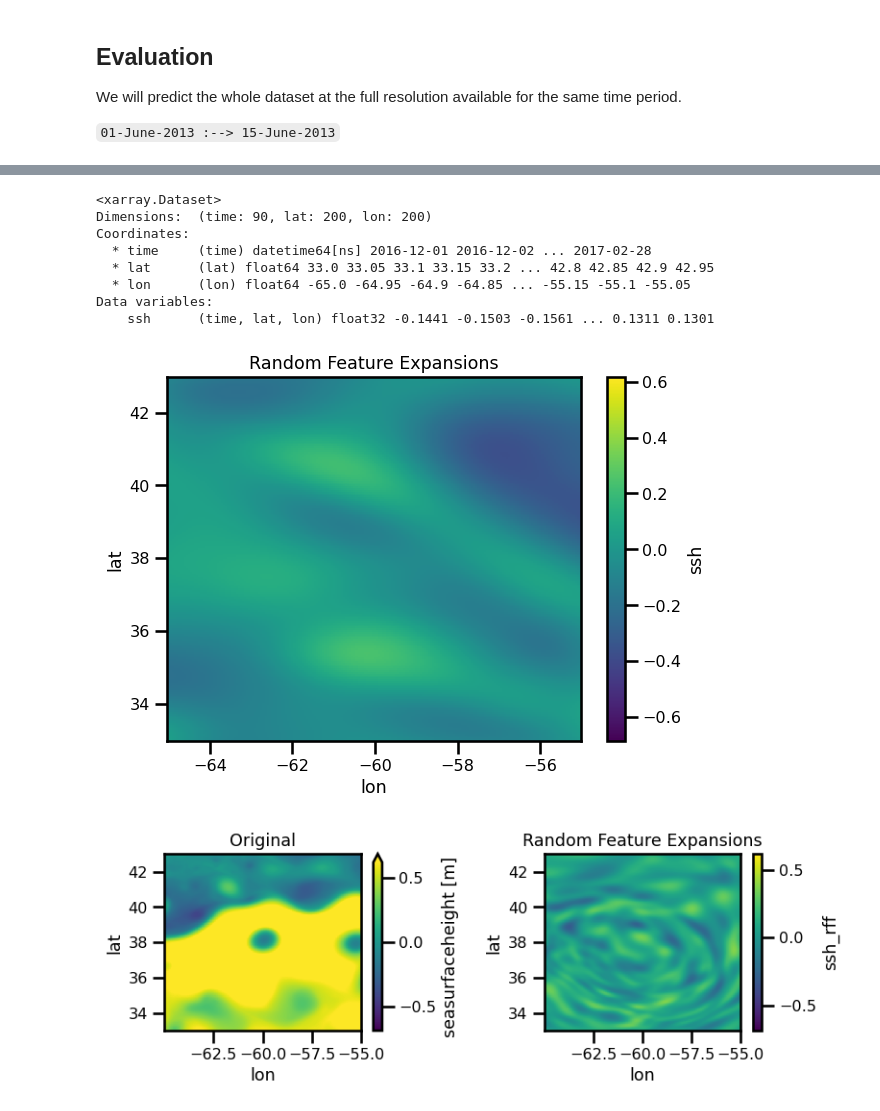
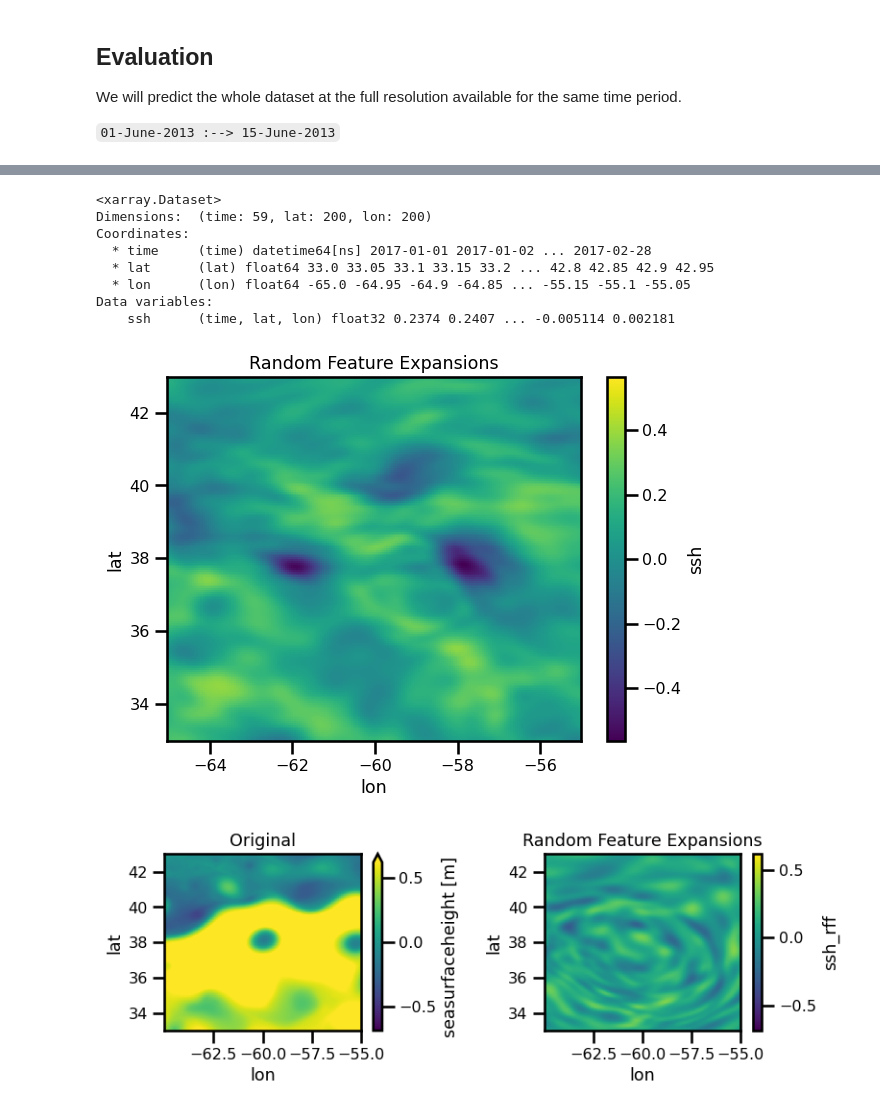
Before and after one commit to jejjohnson/jejeqx, a Jupyter notebook: notebooks/dev/nerfs/1.6_sparse_obs_ose.ipynb, the cells around one changed output, grey strips where cells are left out. Drawn from its saved outputs; the diff is of its cells as text; code cells hidden in the pictures.

```diff
--- a/notebooks/dev/nerfs/1.6_sparse_obs_ose.ipynb
+++ b/notebooks/dev/nerfs/1.6_sparse_obs_ose.ipynb
@@ -111,20 +120,20 @@ class SSHDM:
     spatial_coords: List = field(default_factory=lambda : ["lat", "lon"])
     temporal_coords: List = field(default_factory=lambda: ["time"])
     variables: List = field(default_factory=lambda : ["sla_unfiltered"])
-    time_units: str ='seconds since 2012-10-01'
+    time_units: str ='seconds since 2016-12-01'
 
 # spatial transform
 spatial_transforms = Pipeline([
     ("cartesian3d", Spherical2Cartesian(radius=1.0, units="degrees")),
-    ("spatialminmax", MinMaxDF(["x", "y", "z"], -1, 1)),
+    # ("spatialminmax", MinMaxDF(["x", "y", "z"], -1, 1)),
 ])
 
 temporal_transforms = Pipeline([
-    ("timedelta", TimeDelta("2012-10-01", 1, "s")),
+    ("timedelta", TimeDelta("2016-12-01", 1, "s")),
     ("timeminmax", MinMaxDF(["time"], -1, 1)),
 ])
 # %%
-select = {"time": slice("2017-01-01", "2017-03-01")}
+select = {"time": slice("2017-01-01", "2017-02-01")}
 
 config_dm = OmegaConf.structured(SSHDM())
 
@@ -401,8 +429,8 @@ Wall time: 1.57 s
 if model_name == "rff":
     # trainer.load_model("./checkpoints/checkpoint_model_rff_ssh_nadir.ckpt")
     # trainer.load_model("./checkpoints/checkpoint_model_rff_ssh_swot.ckpt")
-    # trainer.load_model("./checkpoints/checkpoint_natl60_model_rff.ckpt")
-    trainer.load_model("./checkpoints/checkpoint_model_rff_ssh_ose.ckpt")
+    trainer.load_model("./checkpoints/checkpoint_natl60_model_rff.ckpt")
+    # trainer.load_model("./checkpoints/checkpoint_model_rff_ssh_ose.ckpt")
 elif model_name == "siren":
     trainer.load_model("./checkpoints/checkpoint_model_siren_ssh_swot.ckpt")
 # %%
@@ -454,7 +475,7 @@ class SSHDMEVAL:
     _target_: str = "jejeqx._src.datamodules.coords.EvalGridDM"
     lon_limits: Bounds = Bounds(-65, -55, 0.05)
     lat_limits: Bounds = Bounds(33, 43, 0.05)
-    time_limits: Period = Period("2016-12-01", "2017-03-01", 1, "D")
+    time_limits: Period = Period("2017-01-01", "2017-03-01", 1, "D")
     spatial_coords: List = field(default_factory=lambda : ["lat", "lon"])
     temporal_coords: List = field(default_factory=lambda: ["time"])
 # %%
@@ -500,25 +520,25 @@ xrda = dm_eval.data_to_df(out).to_xarray()
 xrda
 # %% [output]
 <xarray.Dataset>
-Dimensions:  (time: 90, lat: 200, lon: 200)
+Dimensions:  (time: 59, lat: 200, lon: 200)
 Coordinates:
-  * time     (time) datetime64[ns] 2016-12-01 2016-12-02 ... 2017-02-28
+  * time     (time) datetime64[ns] 2017-01-01 2017-01-02 ... 2017-02-28
   * lat      (lat) float64 33.0 33.05 33.1 33.15 33.2 ... 42.8 42.85 42.9 42.95
   * lon      (lon) float64 -65.0 -64.95 -64.9 -64.85 ... -55.15 -55.1 -55.05
 Data variables:
-    ssh      (time, lat, lon) float32 -0.1441 -0.1503 -0.1561 ... 0.1311 0.1301
+    ssh      (time, lat, lon) float32 0.2374 0.2407 ... -0.005114 0.002181
 # %%
 fig, ax = plt.subplots()
 itime = 5
 
-xrda.ssh.isel(time=5).plot.pcolormesh(
-    ax=ax, cmap="viridis", vmin=vmin, vmax=vmax, robust=True
+xrda.ssh.isel(time=0).plot.pcolormesh(
+    ax=ax, cmap="viridis", robust=False
 )
 ax.set(title="Random Feature Expansions")
 plt.tight_layout()
 plt.show()
 # %% [output]
-[figure, old version]
+[figure, new version]
 # %%
 %matplotlib inline
 
```
Also changed, not shown: parts of 11 cells of this notebook, 11 other files.
